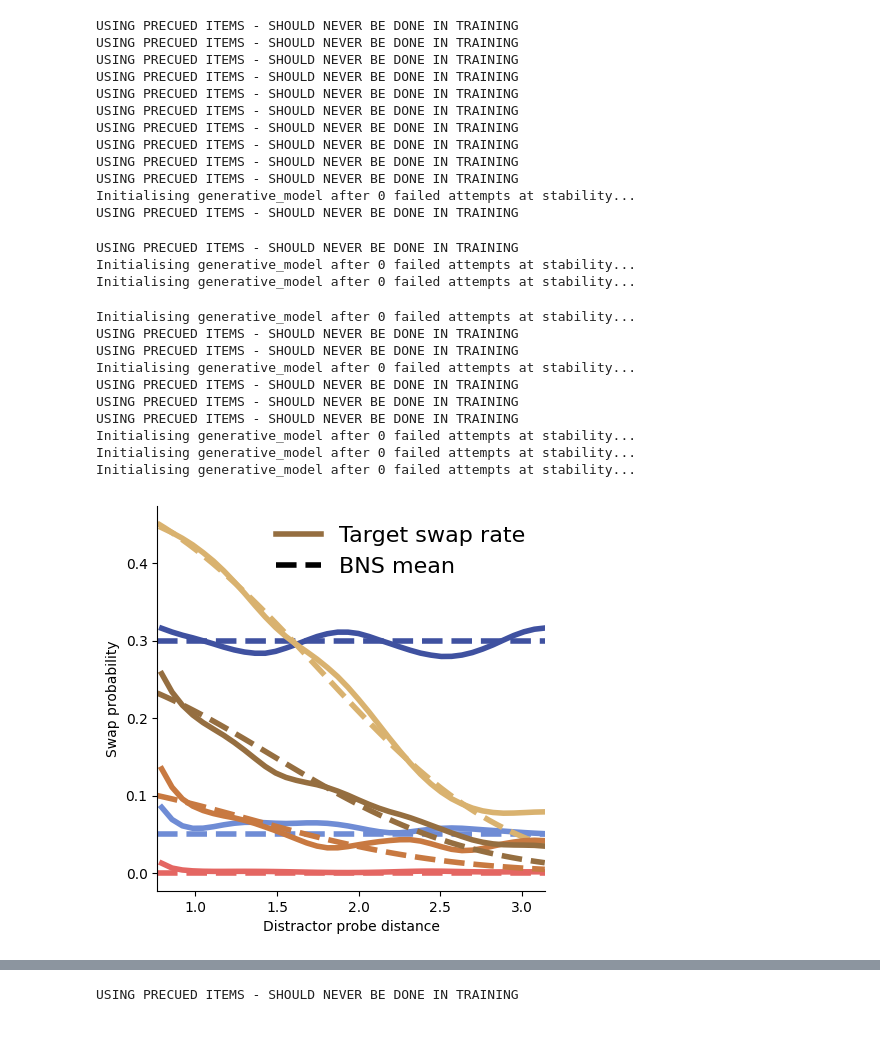
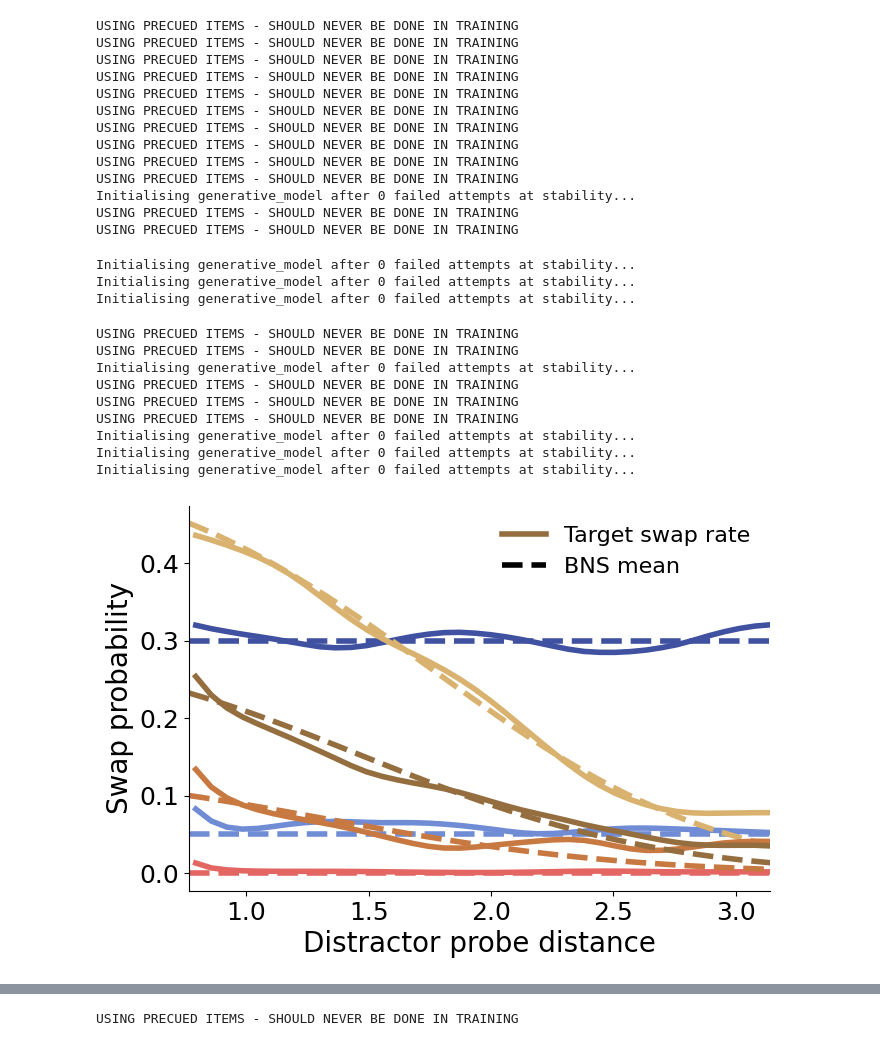
Before and after one commit to puria-radmard/behaviour_ddpm, a Jupyter notebook: ddpm/analysis/new_analysis/fitting_bns.ipynb, the cells around one changed output, grey strips where cells are left out. Saved outputs shown, nothing was run; the diff lists cells and outputs as text; code cells hidden in the pictures.

```diff
--- a/ddpm/analysis/new_analysis/fitting_bns.ipynb
+++ b/ddpm/analysis/new_analysis/fitting_bns.ipynb
@@ -566,7 +557,7 @@ num_rows = 2
 num_cols = 5
 
 
-fig_line, axes_line = plt.subplots(1, 1, figsize = (1 * figsize, 1 * figsize), squeeze = True)
+fig_line, axes_line = plt.subplots(1, 1, figsize = (1.5 * figsize, 1 * figsize), squeeze = True)
 fig_main, axes_main = plt.subplots(len(selected_items), 2, figsize = (2 * (figsize-1), len(selected_items) * (figsize - 2)), squeeze = False)
 fig_ablate, axes_ablate = plt.subplot_mosaic(
     '''
@@ -694,43 +685,44 @@ axes_line.set_xlim(target_line[0][0], target_line[0][-1])
 
 
 import matplotlib.lines as mlines
+
 target_line = mlines.Line2D([], [], color='#956E40', linestyle='-', linewidth=4, label='Target swap rate')
 real_line = mlines.Line2D([], [], color='black', linestyle='--', linewidth=4, label='BNS mean')
 axes_line.legend(handles=[target_line, real_line], loc='best', frameon=False, fontsize = 16)
 
 
-axes_line.set_xlabel('Distractor probe distance')
-axes_line.set_ylabel('Swap probability')
+axes_line.set_xlabel('Distractor probe distance', fontsize = 20)
+axes_line.set_ylabel('Swap probability', fontsize = 20)
+axes_line.tick_params(axis='both', which='major', labelsize=18)
+# axes_line.set_ylim(y_bot, y_top)
 
-# axes_line.legend()
-
-fig_line.savefig('neurips_figures/behaviour_reprod_line.svg', transparent = True)
+fig_line.savefig('neurips_figures/behaviour_reprod_line.pdf', transparent = True)
 fig_main.savefig('neurips_figures/behaviour_reprod_main.svg', transparent = True)
 fig_ablate.savefig('neurips_figures/behaviour_reprod_ablate.svg', transparent = True)
 # %% [output]
 USING PRECUED ITEMS - SHOULD NEVER BE DONE IN TRAINING
 USING PRECUED ITEMS - SHOULD NEVER BE DONE IN TRAINING
 USING PRECUED ITEMS - SHOULD NEVER BE DONE IN TRAINING
 USING PRECUED ITEMS - SHOULD NEVER BE DONE IN TRAINING
 USING PRECUED ITEMS - SHOULD NEVER BE DONE IN TRAINING
 USING PRECUED ITEMS - SHOULD NEVER BE DONE IN TRAINING
 USING PRECUED ITEMS - SHOULD NEVER BE DONE IN TRAINING
 USING PRECUED ITEMS - SHOULD NEVER BE DONE IN TRAINING
 USING PRECUED ITEMS - SHOULD NEVER BE DONE IN TRAINING
 USING PRECUED ITEMS - SHOULD NEVER BE DONE IN TRAINING
 Initialising generative_model after 0 failed attempts at stability...
 USING PRECUED ITEMS - SHOULD NEVER BE DONE IN TRAINING
+USING PRECUED ITEMS - SHOULD NEVER BE DONE IN TRAINING
-USING PRECUED ITEMS - SHOULD NEVER BE DONE IN TRAINING
 Initialising generative_model after 0 failed attempts at stability...
 Initialising generative_model after 0 failed attempts at stability...
+Initialising generative_model after 0 failed attempts at stability...
-Initialising generative_model after 0 failed attempts at stability...
 USING PRECUED ITEMS - SHOULD NEVER BE DONE IN TRAINING
 USING PRECUED ITEMS - SHOULD NEVER BE DONE IN TRAINING
 Initialising generative_model after 0 failed attempts at stability...
 USING PRECUED ITEMS - SHOULD NEVER BE DONE IN TRAINING
 USING PRECUED ITEMS - SHOULD NEVER BE DONE IN TRAINING
 USING PRECUED ITEMS - SHOULD NEVER BE DONE IN TRAINING
 Initialising generative_model after 0 failed attempts at stability...
 Initialising generative_model after 0 failed attempts at stability...
 Initialising generative_model after 0 failed attempts at stability...
-[figure, old version]
+[figure, new version]
```
Also changed, not shown: parts of 3 cells of this notebook, 25 other files.
